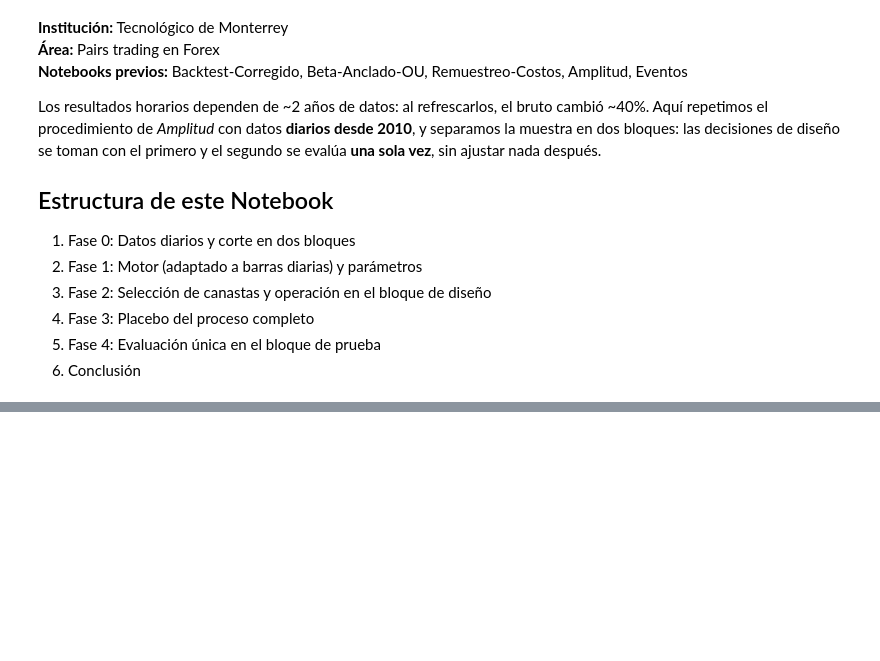
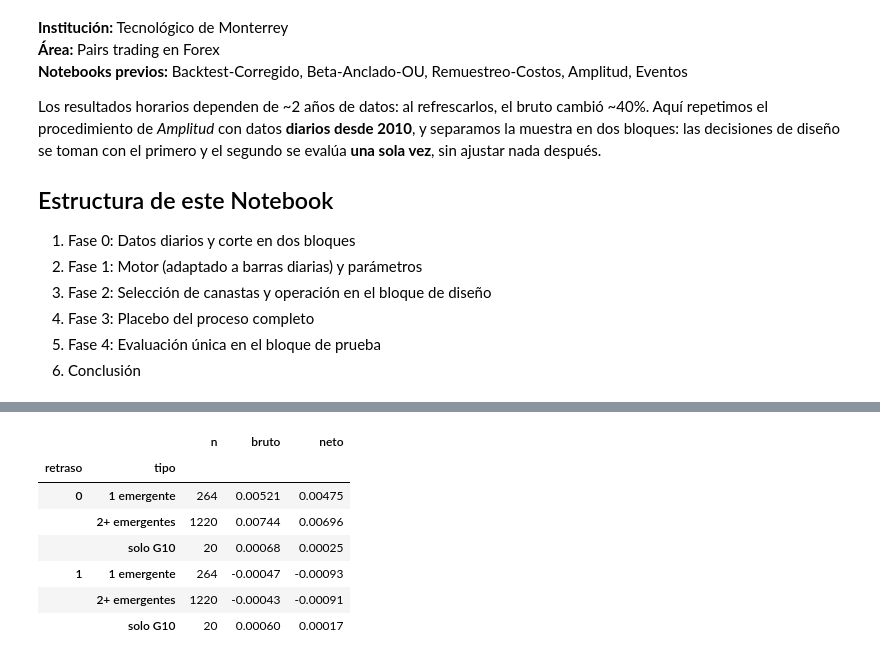
Before and after one commit to SamuOropeza/Investigacion_PCNM, a Jupyter notebook: Datos-Diarios.ipynb, the cells around one changed output, grey strips where cells are left out. Saved outputs shown, nothing was run; the diff lists cells and outputs as text; code cells hidden in the pictures; blank space fills up the shorter version.

```diff
--- a/Datos-Diarios.ipynb
+++ b/Datos-Diarios.ipynb
@@ -55,0 +400,24 @@ print(data.shape, data.index.min().date(), '->', data.index.max().date())
+# %%
+G10 = ['Euro', 'Libra', 'Yen', 'Franco_SUI', 'Dolar_CAN', 'Dolar_AUS', 'Dolar_NZ', 'Corona_NO', 'Corona_SE']
+Lp = np.log(data_sel).values
+filas = []
+for s in seleccion:
+    for i in range(s['W'].shape[1]):
+        n_em = sum(data_sel.columns[j] not in G10 for j in s['cestas'][i])
+        for retraso in (0, 1):
+            r = run_spread_c(Lp[s['tr']], Lp[s['te']], s['W'][:, i], 'fijo', mode='ou', retraso=retraso)
+            if r is not None:
+                filas.append(dict(retraso=retraso,
+                                  tipo=('solo G10' if n_em == 0 else '1 emergente' if n_em == 1 else '2+ emergentes'),
+                                  bruto=r['gross'], neto=r['net']))
+D = pd.DataFrame(filas)
+display(D.groupby(['retraso', 'tipo']).agg(n=('bruto', 'size'), bruto=('bruto', 'mean'), neto=('neto', 'mean')).round(5))
+# %% [output]
+|  |  | n | bruto | neto |
+| retraso | tipo |  |  |  |
+| 0 | 1 emergente | 264 | 0.00521 | 0.00475 |
+|  | 2+ emergentes | 1220 | 0.00744 | 0.00696 |
+|  | solo G10 | 20 | 0.00068 | 0.00025 |
+| 1 | 1 emergente | 264 | -0.00047 | -0.00093 |
+|  | 2+ emergentes | 1220 | -0.00043 | -0.00091 |
+|  | solo G10 | 20 | 0.00060 | 0.00017 |
```
Also changed, not shown: parts of 25 cells of this notebook, 1 other file.
